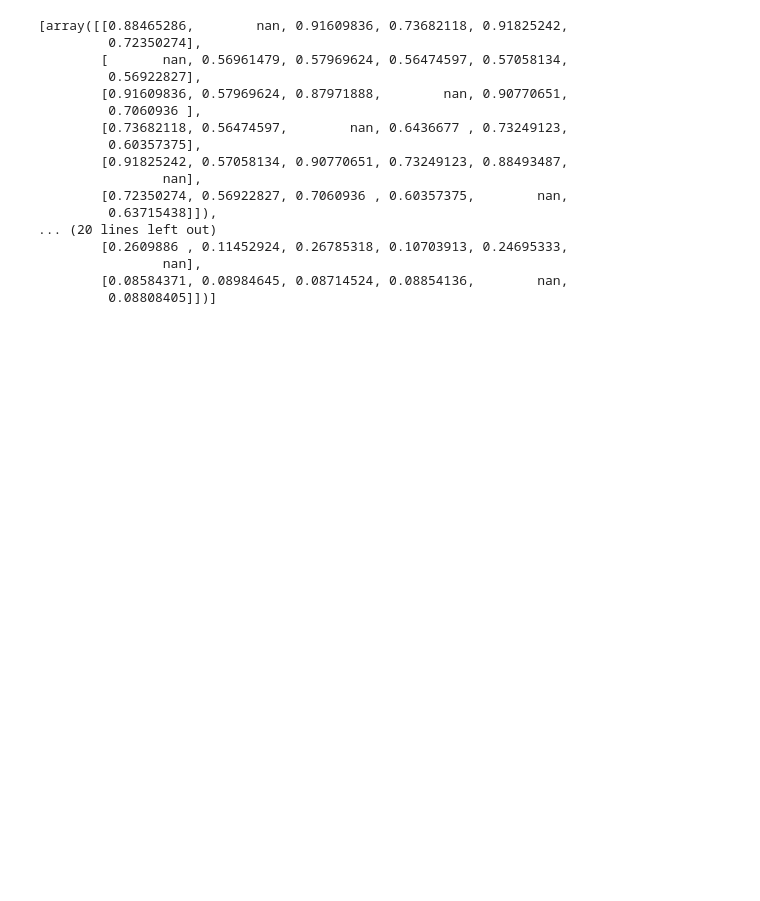
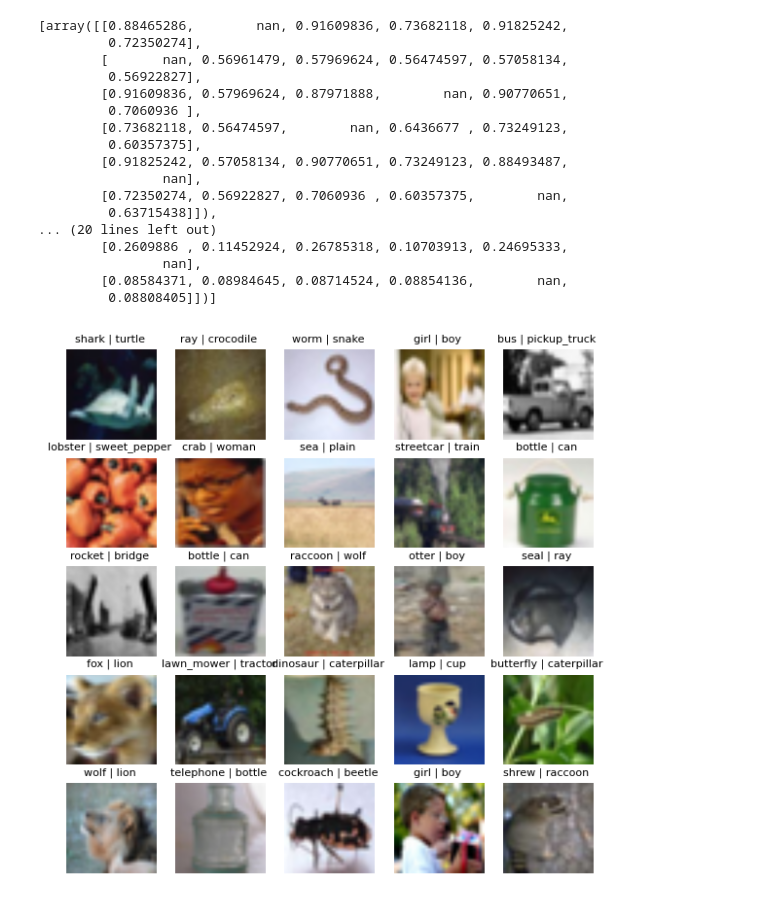
Before and after one commit to arnaud-feldmann/projet_distillation_cnam, a Jupyter notebook: 4-burt.ipynb, the cells around one changed output. Cells and saved outputs as stored; diff of their text form; code cells hidden in the pictures; blank space fills up the shorter version.

Commit message:
ajout visualisation erreurs enseignant contredites par l'étudiant

```diff
--- a/4-burt.ipynb
+++ b/4-burt.ipynb
@@ -78,10 +89,10 @@ model_etudiant_temoin.compile(optimizer='adam', loss='categorical_crossentropy',
 def preprocessing(image, label):
     image = tf.image.resize(image, (224, 224))
     label = tf.squeeze(tf.one_hot(label, depth = num_classes), axis = 0)
-    return  image, label
+    return  image, label,
 
 def preprocess_resnet(image, label):
-    return preprocess_input(image), label
+    return preprocess_input(image), label, image
 
 def load_cifar_test():
     _, test_dataset = cifar100.load_data()
@@ -208,0 +243,30 @@ burt_probas
+# %%
+images_bizarres = (
+    test_dataset
+    .map(lambda images, labels, images_orig: (images,
+                                              tf.argmax(labels, axis = 1),
+                                              images_orig,
+                                              tf.argmax(model_enseignant(images, training = False), axis = 1),
+                                              tf.argmax(model_etudiant_distille(images, training = False), axis = 1)))
+    .map(lambda images, labels, images_orig, enspred, etupred: (images, labels, images_orig, enspred, etupred,
+                                                                tf.squeeze(tf.math.logical_and(tf.equal(labels, etupred),tf.math.logical_not(tf.equal(labels, enspred))))))
+    .unbatch()
+    .filter(lambda images, labels, images_orig, enspred, etupred, cond: cond)
+    .map(lambda images, labels, images_orig, enspred, etupred, cond: (images_orig, enspred, etupred))
+    .prefetch(tf.data.AUTOTUNE)
+)
+# %%
+images_bizarres_iter = iter(images_bizarres)
+
+plt.figure(figsize=(7, 7))
+for i in range(25):
+    img, enspred, etupred = next(images_bizarres_iter)
+    img = img.numpy()
+    ax = plt.subplot(5, 5, i + 1)
+    plt.imshow(img/255.0, cmap='gray')
+    ax.title.set_text(f"{coarse_label[int(enspred.numpy())]} | {coarse_label[int(etupred.numpy())]} ")
+    ax.title.set_fontsize(8)
+    plt.axis('off')
+plt.show()
+# %% [output]
+[figure, added]
```
Also changed, not shown: parts of 10 cells of this notebook.
